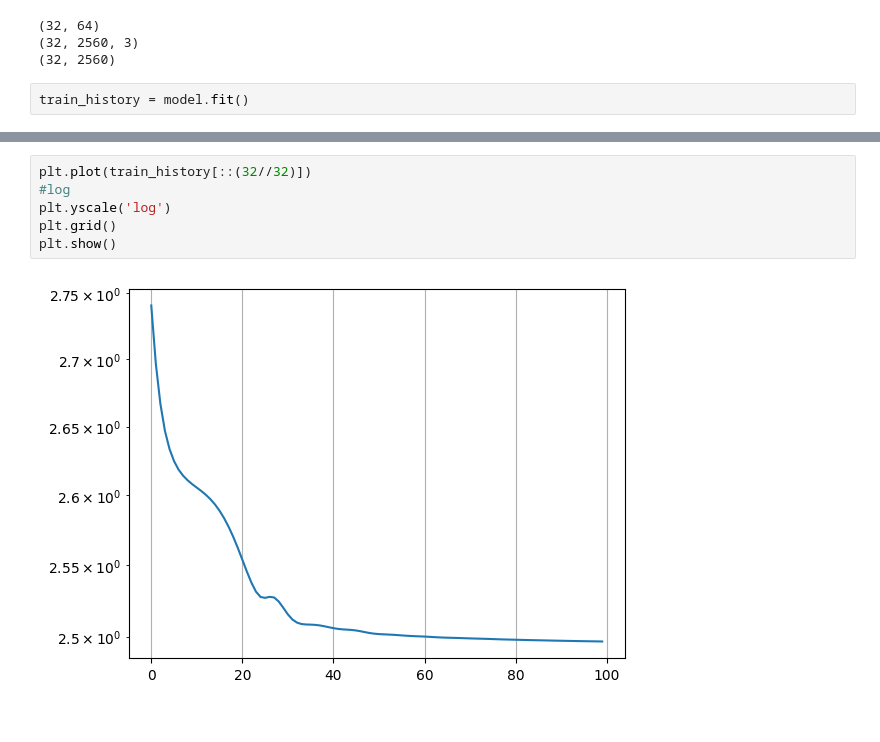
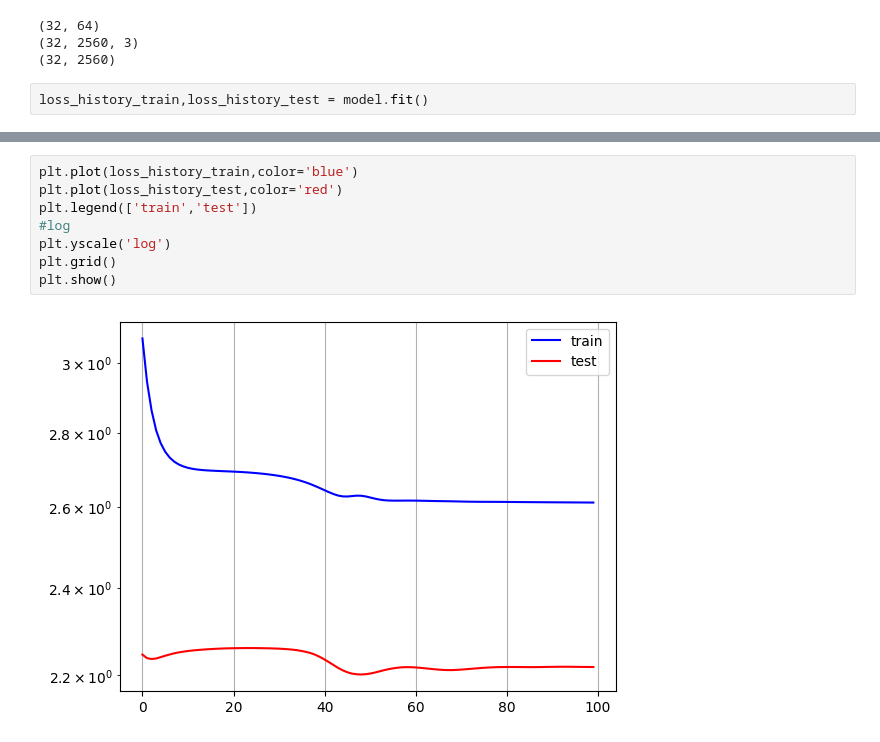
Before and after one commit to janisaiad/SCIML, a Jupyter notebook: notebooks/training_deeponet_heat2d_big.ipynb, the cells around one changed output, grey strips where cells are left out. Cells and saved outputs as stored; diff of their text form.

```diff
--- a/notebooks/training_deeponet_heat2d_big.ipynb
+++ b/notebooks/training_deeponet_heat2d_big.ipynb
@@ -46,5 +46,5 @@ print(sol.shape)
 (32, 2560, 3)
 (32, 2560)
 # %%
-train_history = model.fit()
+loss_history_train,loss_history_test = model.fit()
 # %% [output]
@@ -68,8 +68,10 @@ INFO:sciml.model.deeponet.deeponet:Epoch 98 completed
 # %%
-plt.plot(train_history[::(32//32)])
+plt.plot(loss_history_train,color='blue')
+plt.plot(loss_history_test,color='red')
+plt.legend(['train','test'])
 #log
 plt.yscale('log')
 plt.grid()
 plt.show()
 # %% [output]
-[figure, old version]
+[figure, new version]
```
Also changed, not shown: parts of 2 cells of this notebook, 1 other file.
